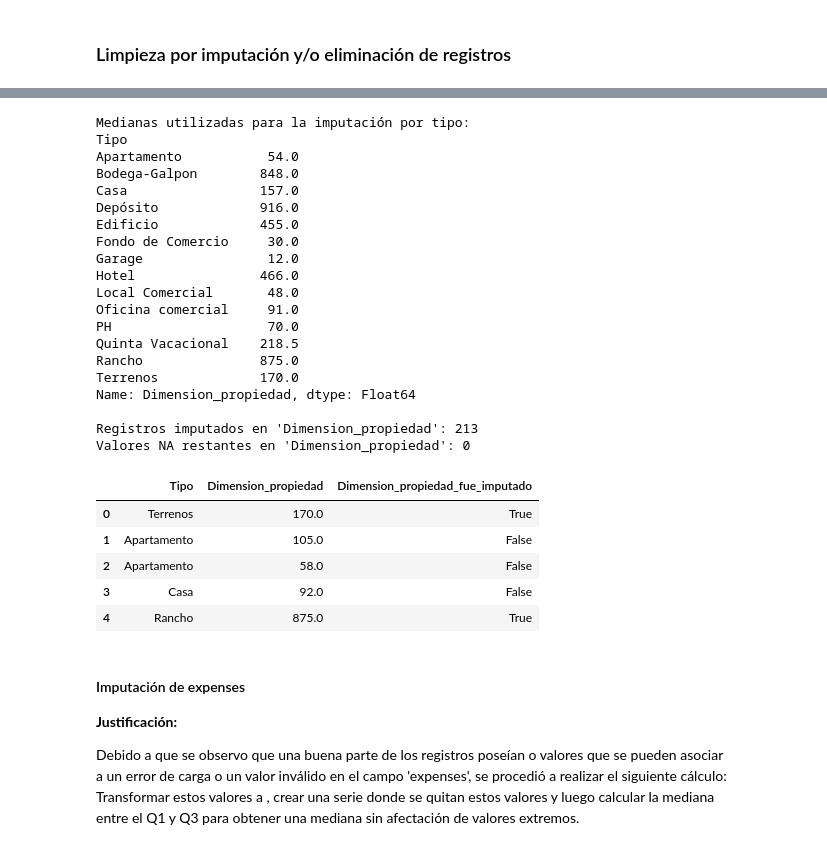
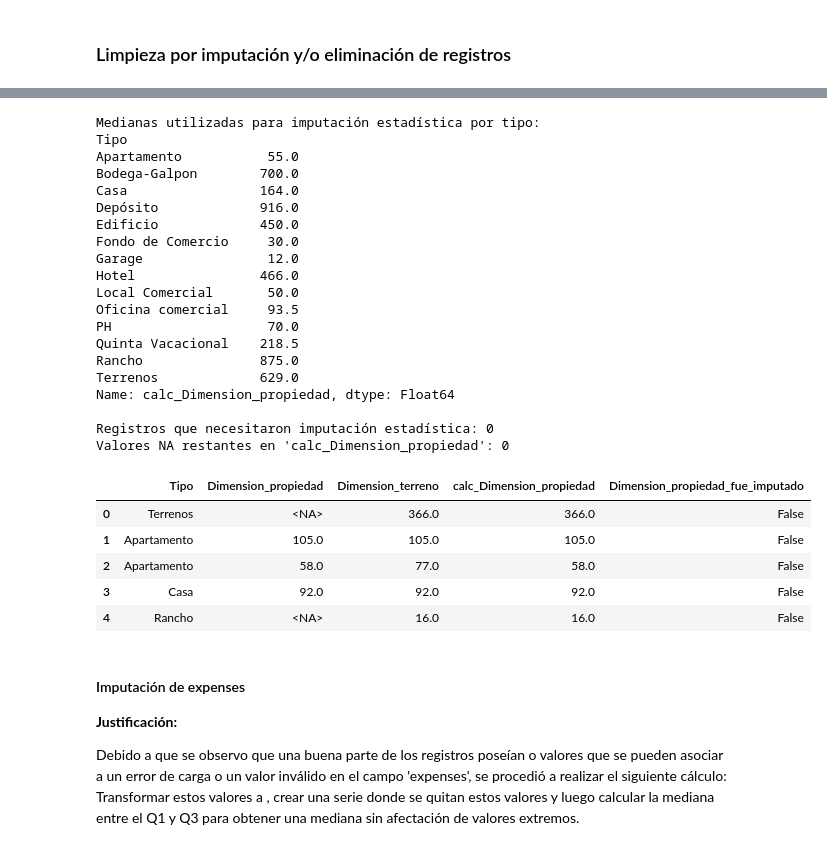
Before and after one commit to GomezMorales/TP_INTEGRADOR_CIENCIAS_DE_DATOS, a Jupyter notebook: TP_integrador_Ciencias_de_datos.ipynb, the cells around one changed output, grey strips where cells are left out. Cells and saved outputs as stored; diff of their text form; code cells hidden in the pictures.

```diff
--- a/TP_integrador_Ciencias_de_datos.ipynb
+++ b/TP_integrador_Ciencias_de_datos.ipynb
@@ -585,51 +592,49 @@ Es decir, si la propiedad es un terreno y posee `<NA>` en `Dimension_propiedad`
 # %%
-# 1. Calcular las medianas por Tipo de propiedad (solo con datos observados)
-medianas_por_tipo = df_clean.groupby('Tipo', observed=True)['Dimension_propiedad'].median()
+df_clean['calc_Dimension_propiedad'] = df_clean['Dimension_propiedad'].fillna(df_clean['Dimension_terreno'])
 
-# 2. Definir función que devuelve una tupla (valor, fue_imputado)
-def obtener_dimension_e_indicador(row):
-    if pd.isna(row['Dimension_propiedad']):
-        return medianas_por_tipo[row['Tipo']], True
-    return row['Dimension_propiedad'], False
+medianas_por_tipo = df_clean.groupby('Tipo', observed=True)['calc_Dimension_propiedad'].median()
 
-# 3. Aplicar la función y desempaquetar la tupla en dos columnas nuevas/existentes
-# Usamos zip(*) para transformar una lista de tuplas en dos listas independientes
-resultados = df_clean.apply(obtener_dimension_e_indicador, axis=1)
-df_clean['Dimension_propiedad'], df_clean['Dimension_propiedad_fue_imputado'] = zip(*resultados)
+df_clean['Dimension_propiedad_fue_imputado'] = df_clean['calc_Dimension_propiedad'].isna()
 
-# 4. Verificaciones finales
-print("Medianas utilizadas para la imputación por tipo:")
+def imputar_mediana(row):
+    if pd.isna(row['calc_Dimension_propiedad']):
+        return medianas_por_tipo[row['Tipo']]
+    return row['calc_Dimension_propiedad']
+
+df_clean['calc_Dimension_propiedad'] = df_clean.apply(imputar_mediana, axis=1)
+
+print("Medianas utilizadas para imputación estadística por tipo:")
 print(medianas_por_tipo.dropna())
-print(f"\nRegistros imputados en 'Dimension_propiedad': {df_clean['Dimension_propiedad_fue_imputado'].sum()}")
-print(f"Valores NA restantes en 'Dimension_propiedad': {df_clean['Dimension_propiedad'].isna().sum()}")
-display(df_clean[['Tipo', 'Dimension_propiedad', 'Dimension_propiedad_fue_imputado']].head())
+print(f"\nRegistros que necesitaron imputación estadística: {df_clean['Dimension_propiedad_fue_imputado'].sum()}")
+print(f"Valores NA restantes en 'calc_Dimension_propiedad': {df_clean['calc_Dimension_propiedad'].isna().sum()}")
+display(df_clean[['Tipo', 'Dimension_propiedad', 'Dimension_terreno', 'calc_Dimension_propiedad', 'Dimension_propiedad_fue_imputado']].head())
 # %% [output]
-Medianas utilizadas para la imputación por tipo:
+Medianas utilizadas para imputación estadística por tipo:
 Tipo
-Apartamento           54.0
-Bodega-Galpon        848.0
-Casa                 157.0
+Apartamento           55.0
+Bodega-Galpon        700.0
+Casa                 164.0
 Depósito             916.0
-Edificio             455.0
+Edificio             450.0
 Fondo de Comercio     30.0
 Garage                12.0
 Hotel                466.0
-Local Comercial       48.0
-Oficina comercial     91.0
+Local Comercial       50.0
+Oficina comercial     93.5
 PH                    70.0
 Quinta Vacacional    218.5
 Rancho               875.0
-Terrenos             170.0
-Name: Dimension_propiedad, dtype: Float64
+Terrenos             629.0
+Name: calc_Dimension_propiedad, dtype: Float64
 
-Registros imputados en 'Dimension_propiedad': 213
-Valores NA restantes en 'Dimension_propiedad': 0
+Registros que necesitaron imputación estadística: 0
+Valores NA restantes en 'calc_Dimension_propiedad': 0
-|  | Tipo | Dimension_propiedad | Dimension_propiedad_fue_imputado |
-| 0 | Terrenos | 170.0 | True |
-| 1 | Apartamento | 105.0 | False |
-| 2 | Apartamento | 58.0 | False |
-| 3 | Casa | 92.0 | False |
-| 4 | Rancho | 875.0 | True |
+|  | Tipo | Dimension_propiedad | Dimension_terreno | calc_Dimension_propiedad | Dimension_propiedad_fue_imputado |
+| 0 | Terrenos | <NA> | 366.0 | 366.0 | False |
+| 1 | Apartamento | 105.0 | 105.0 | 105.0 | False |
+| 2 | Apartamento | 58.0 | 77.0 | 58.0 | False |
+| 3 | Casa | 92.0 | 92.0 | 92.0 | False |
+| 4 | Rancho | <NA> | 16.0 | 16.0 | False |
 # %% [markdown]
 #### Imputación de expenses
 
```
Also changed, not shown: parts of 30 cells of this notebook.
